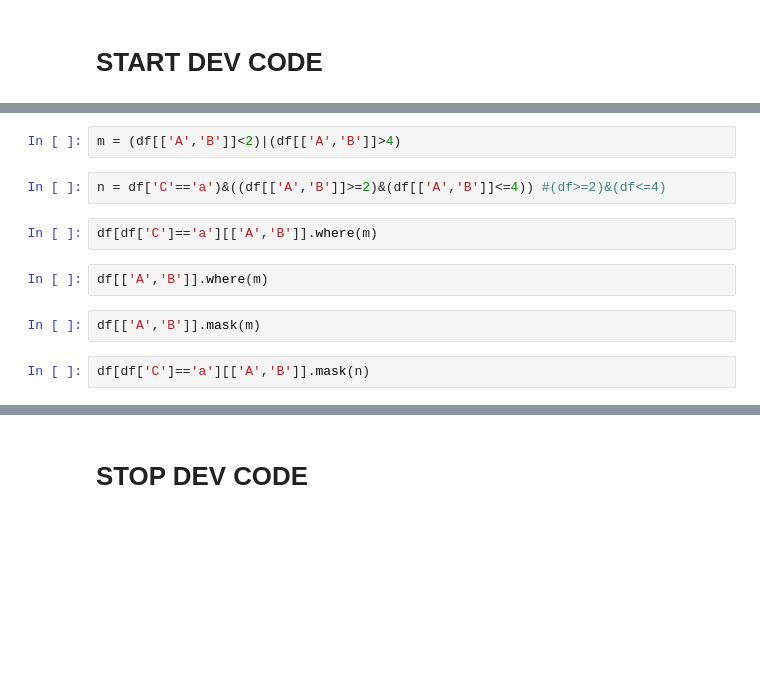
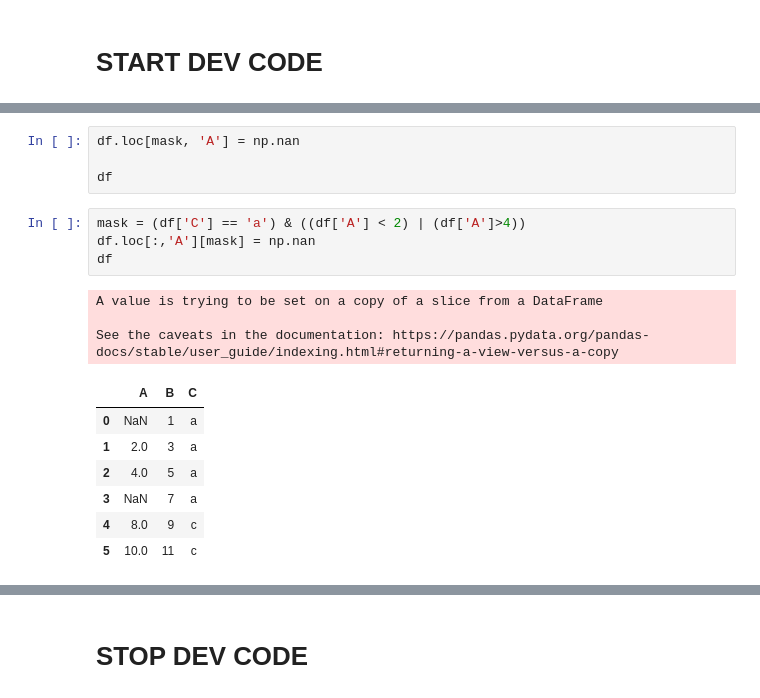
Before and after one commit to RJBeetel3/icu-data-exploration, a Jupyter notebook: icu_mortality_prediction/icu_mortality_prediction/notebooks/LABEVENTS_FIRST24.ipynb, the cells around one changed output, grey strips where cells are left out. Drawn from its saved outputs; the diff is of its cells as text; blank space fills up the shorter version.

```diff
--- a/icu_mortality_prediction/icu_mortality_prediction/notebooks/LABEVENTS_FIRST24.ipynb
+++ b/icu_mortality_prediction/icu_mortality_prediction/notebooks/LABEVENTS_FIRST24.ipynb
@@ -261,12 +353,19 @@ df.mask(m)
+# %%
+df.loc[mask, 'A'] = np.nan
+
+df
 # %%
-m = (df[['A','B']]<2)|(df[['A','B']]>4)
+mask = (df['C'] == 'a') & ((df['A'] < 2) | (df['A']>4))
+df.loc[:,'A'][mask] = np.nan
+df
+# %% [output]
+A value is trying to be set on a copy of a slice from a DataFrame
+
+See the caveats in the documentation: https://pandas.pydata.org/pandas-docs/stable/user_guide/indexing.html#returning-a-view-versus-a-copy
+|  | A | B | C |
+| 0 | NaN | 1 | a |
+| 1 | 2.0 | 3 | a |
+| 2 | 4.0 | 5 | a |
+| 3 | NaN | 7 | a |
+| 4 | 8.0 | 9 | c |
+| 5 | 10.0 | 11 | c |
-# %%
-n = df['C'=='a')&((df[['A','B']]>=2)&(df[['A','B']]<=4)) #(df>=2)&(df<=4)
-# %%
-df[df['C']=='a'][['A','B']].where(m)
-# %%
-df[['A','B']].where(m)
-# %%
-df[['A','B']].mask(m)
-# %%
-df[df['C']=='a'][['A','B']].mask(n)
```
Also changed, not shown: parts of 27 cells of this notebook.
